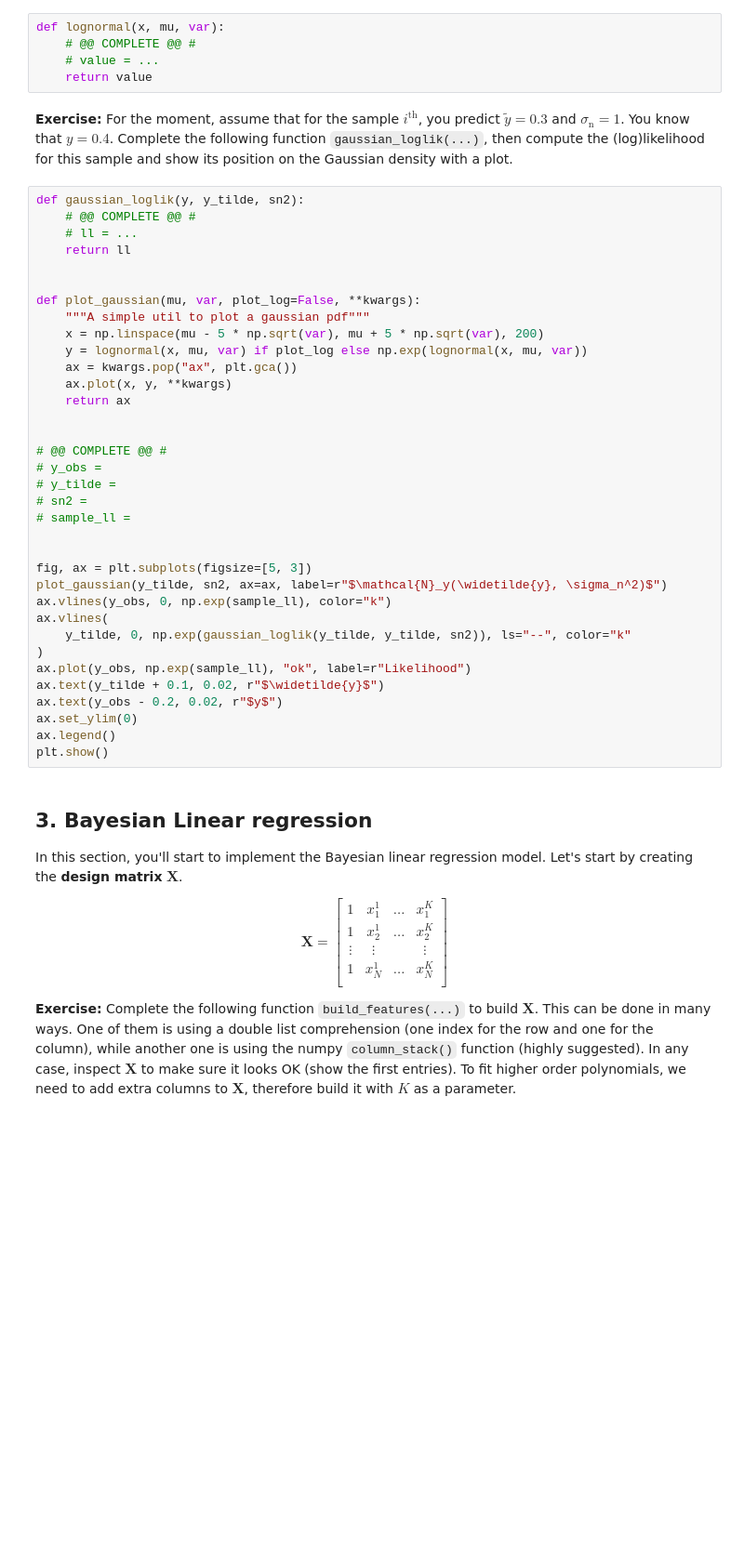
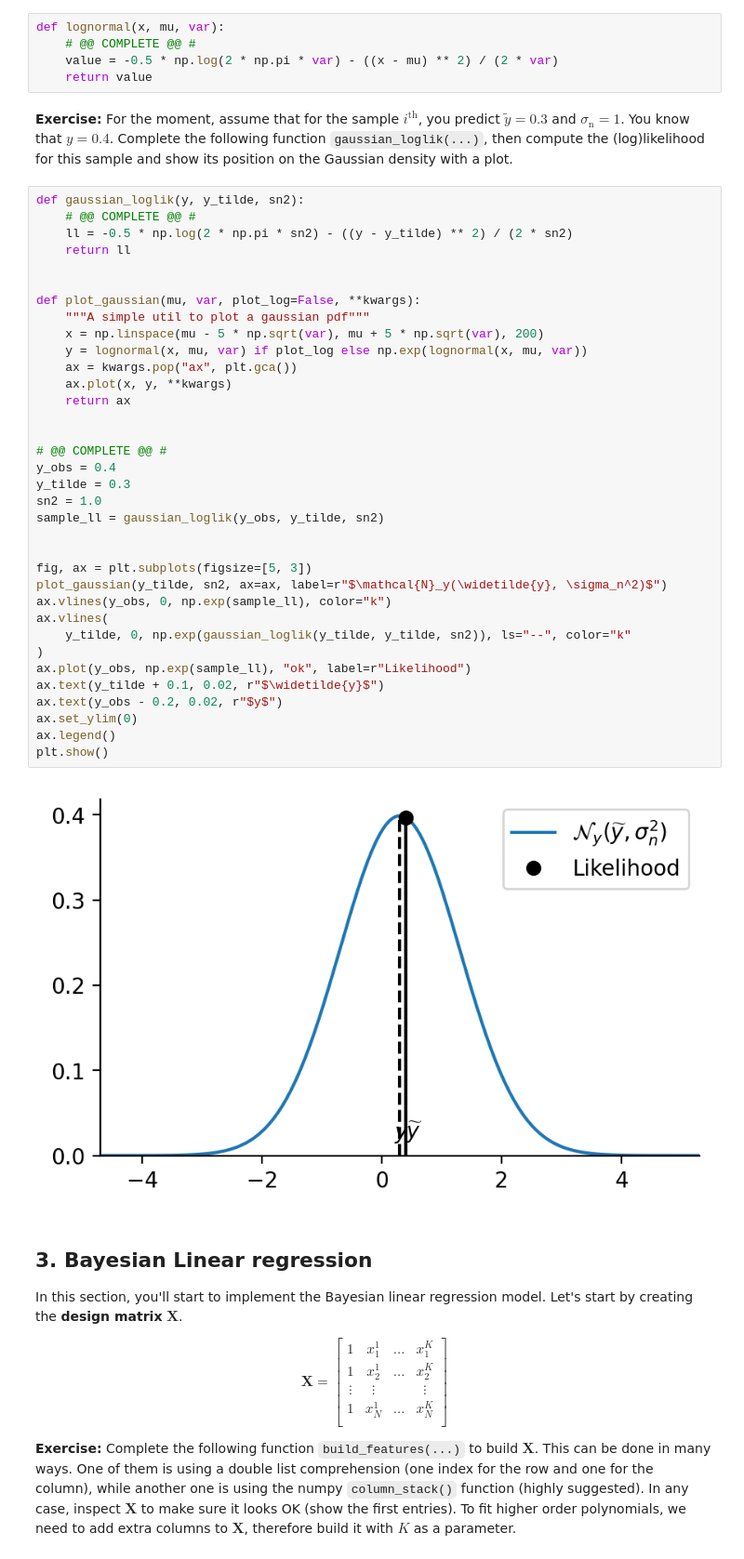
Before and after one commit to Filan616/Filan616, a Jupyter notebook: ASI/lab_week3/Bayesian_Linear_Regression.ipynb, the cells around one changed output. Shown at 93% size. Cells and saved outputs as stored; diff of their text form; blank space fills up the shorter version.

```diff
--- a/ASI/lab_week3/Bayesian_Linear_Regression.ipynb
+++ b/ASI/lab_week3/Bayesian_Linear_Regression.ipynb
@@ -85,7 +83,7 @@ Write a function to compute the log-density of a normal distribution at position
 # %%
 def lognormal(x, mu, var):
     # @@ COMPLETE @@ #
-    # value = ...
+    value = -0.5 * np.log(2 * np.pi * var) - ((x - mu) ** 2) / (2 * var)
     return value
 # %% [markdown]
 **Exercise:**
@@ -95,38 +93,40 @@ Complete the following function `gaussian_loglik(...)`, then compute the (log)li
 # %%
 def gaussian_loglik(y, y_tilde, sn2):
     # @@ COMPLETE @@ #
-    # ll = ...
+    ll = -0.5 * np.log(2 * np.pi * sn2) - ((y - y_tilde) ** 2) / (2 * sn2)
     return ll
 
 
 def plot_gaussian(mu, var, plot_log=False, **kwargs):
     """A simple util to plot a gaussian pdf"""
     x = np.linspace(mu - 5 * np.sqrt(var), mu + 5 * np.sqrt(var), 200)
     y = lognormal(x, mu, var) if plot_log else np.exp(lognormal(x, mu, var))
     ax = kwargs.pop("ax", plt.gca())
     ax.plot(x, y, **kwargs)
     return ax
 
 
 # @@ COMPLETE @@ #
-# y_obs =
-# y_tilde =
-# sn2 =
-# sample_ll =
+y_obs = 0.4
+y_tilde = 0.3
+sn2 = 1.0
+sample_ll = gaussian_loglik(y_obs, y_tilde, sn2)
 
 
 fig, ax = plt.subplots(figsize=[5, 3])
 plot_gaussian(y_tilde, sn2, ax=ax, label=r"$\mathcal{N}_y(\widetilde{y}, \sigma_n^2)$")
 ax.vlines(y_obs, 0, np.exp(sample_ll), color="k")
 ax.vlines(
     y_tilde, 0, np.exp(gaussian_loglik(y_tilde, y_tilde, sn2)), ls="--", color="k"
 )
 ax.plot(y_obs, np.exp(sample_ll), "ok", label=r"Likelihood")
 ax.text(y_tilde + 0.1, 0.02, r"$\widetilde{y}$")
 ax.text(y_obs - 0.2, 0.02, r"$y$")
 ax.set_ylim(0)
 ax.legend()
 plt.show()
+# %% [output]
+[figure, added]
 # %% [markdown]
 ## 3. Bayesian Linear regression
 
```
Also changed, not shown: parts of 22 cells of this notebook.
